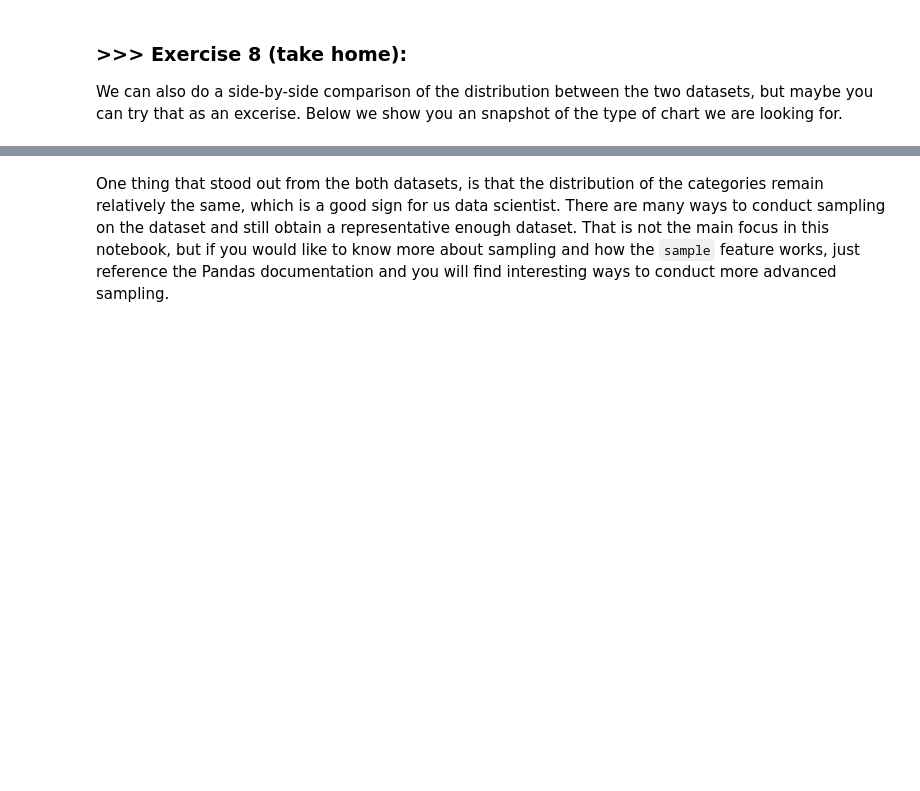
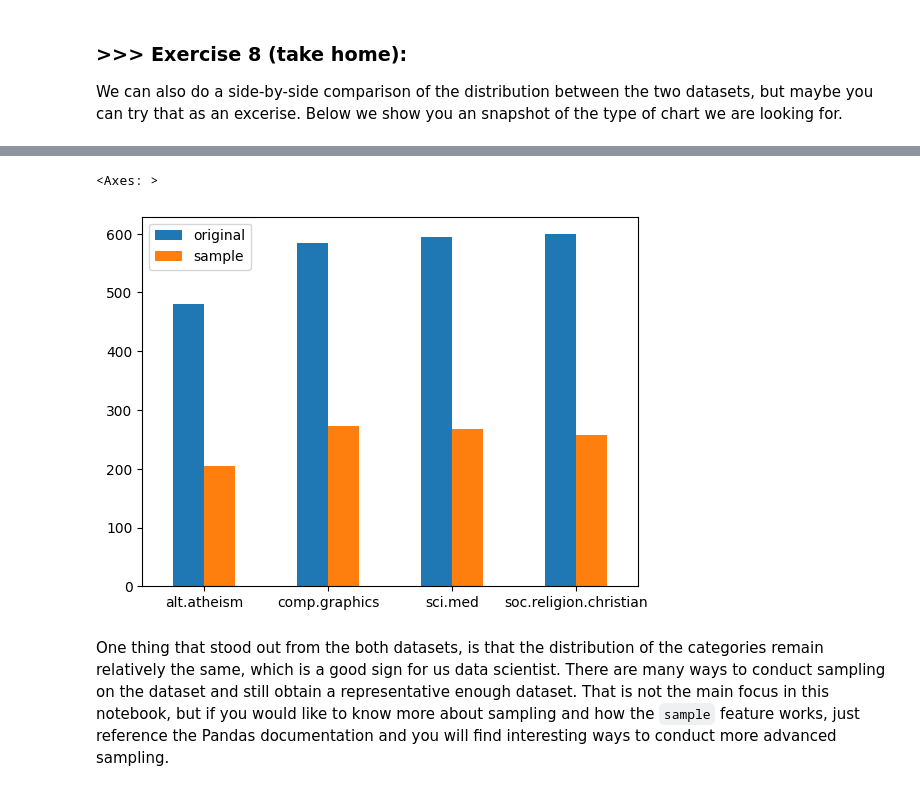
Before and after one commit to PinguNootNoot/DM2025-Lab1, a Jupyter notebook: DM2025-Lab1-Master.ipynb, the cells around one changed output, grey strips where cells are left out. Drawn from its saved outputs; the diff is of its cells as text; code cells hidden in the pictures; blank space fills up the shorter version.

```diff
--- a/DM2025-Lab1-Master.ipynb
+++ b/DM2025-Lab1-Master.ipynb
@@ -784,3 +829,12 @@ We can also do a side-by-side comparison of the distribution between the two dat
+# %%
+my_sample = X.sample(n=1000).category_name.value_counts().sort_index()
+original_data = X.category_name.value_counts().sort_index()
+
+df = pd.DataFrame({'original': original_data.to_list(), 'sample': my_sample.to_list()}, index=original_data.index.to_list())
+df.plot(kind='bar', rot=0)
+# %% [output]
+<Axes: >
+[figure, added]
 # %% [markdown]
 One thing that stood out from the both datasets, is that the distribution of the categories remain relatively the same, which is a good sign for us data scientist. There are many ways to conduct sampling on the dataset and still obtain a representative enough dataset. That is not the main focus in this notebook, but if you would like to know more about sampling and how the `sample` feature works, just reference the Pandas documentation and you will find interesting ways to conduct more advanced sampling.
 # %% [markdown]
```
Also changed, not shown: parts of 31 cells of this notebook.
